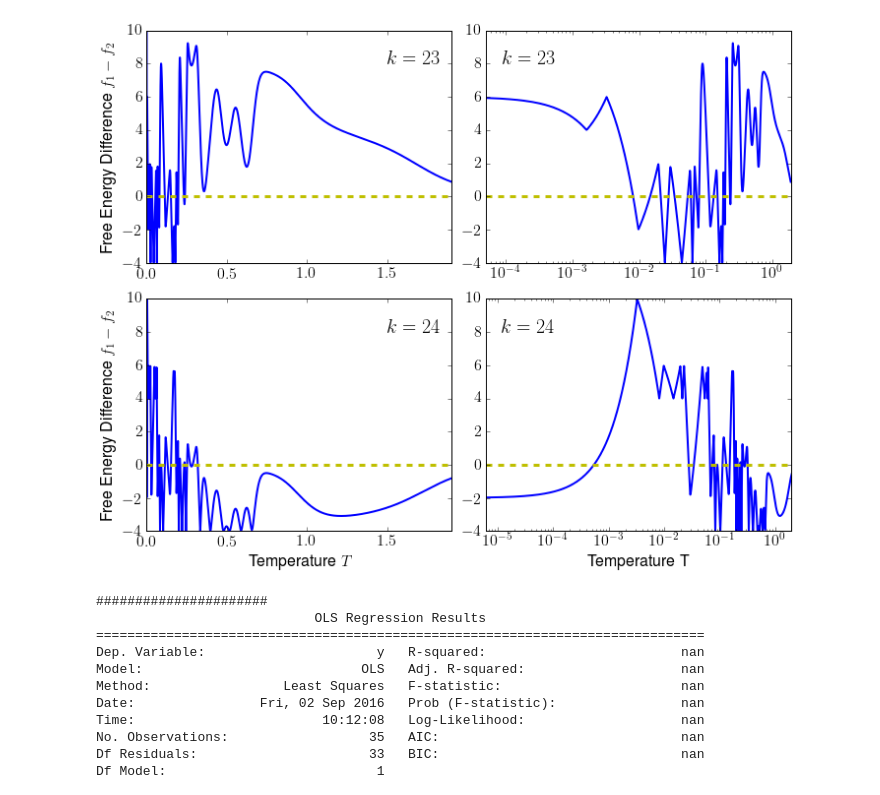
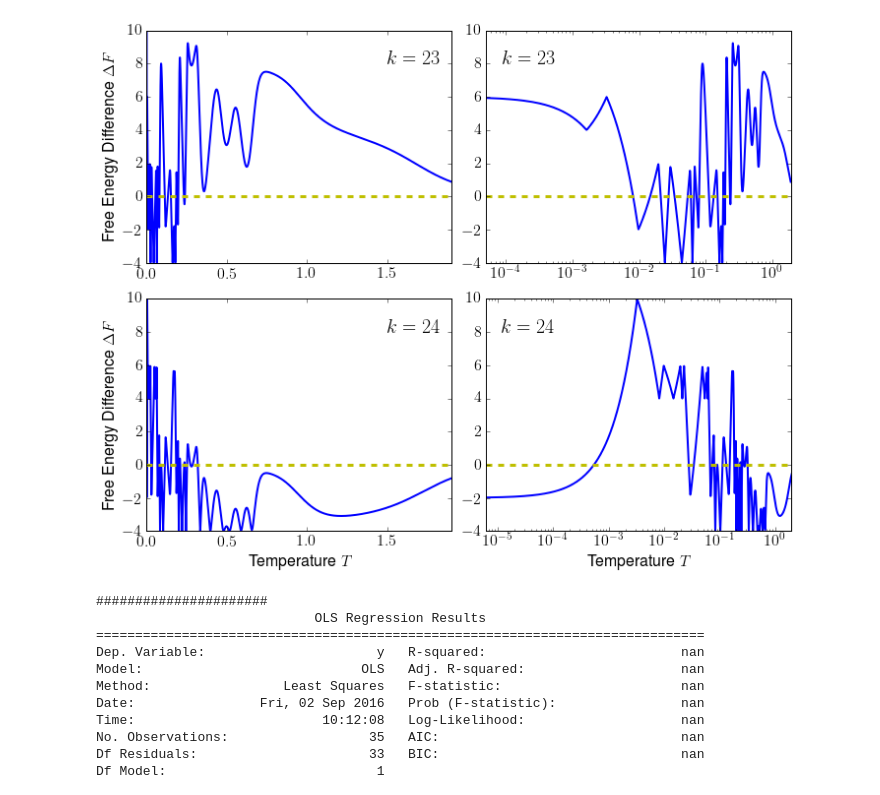
Before and after one commit to seanxiangcheng/AntiHN, a Jupyter notebook: Maca/figures/FreeEnergyDifferencePlots.ipynb, the cells around one changed output. Saved outputs shown, nothing was run; the diff lists cells and outputs as text; code cells hidden in the pictures.

```diff
--- a/Maca/figures/FreeEnergyDifferencePlots.ipynb
+++ b/Maca/figures/FreeEnergyDifferencePlots.ipynb
@@ -33,7 +33,7 @@ plt.ylim([np.min(fe_linear[:, ind]), 10])
 plt.axhline(y=0.0, xmin=0, xmax=1, linewidth=3, color = 'y', ls='--')
 plt.tick_params(labelsize=fs)
 #plt.xlabel("Temperature T", fontsize=16)
-plt.ylabel("Free Energy Difference $f_1-f_2$", fontsize=16)
+plt.ylabel("Free Energy Difference $\Delta F$", fontsize=16)
 #plt.legend(labels, loc='lower right')
 plt.text(1.5, 8.0,  "$k="+str(size2plot[0])+'$', fontsize=fs+4)
 #plt.title("linear-spaced T in calculation", fontsize=15)
@@ -49,37 +49,37 @@ plt.text(0.9e-4, 8.0,  "$k="+str(size2plot[0])+'$', fontsize=fs+4)
 #plt.ylabel("Free Energy Difference", fontsize=16)
 #plt.legend(labels, loc='lower left')
 #plt.title("linear-spaced T in calculation", fontsize=15)
 #plt.savefig("NcVST_k20.pdf")
 
 size2plot=[24]
 ind = np.array([x in size2plot for x in fe_log[0, :]])
 labels = ["k="+str(x) for x in size2plot]
 plt.subplot(223)
 plt.plot(fe_log[:, Tind2], fe_log[:, ind], linewidth=lw)
 plt.xlim([min(fe_log[:, Tind2]), 1.9])
 plt.ylim([np.min(fe_log[:, ind]), 10])
 plt.tick_params(labelsize=fs)
 plt.xlabel("Temperature $T$", fontsize=16)
-plt.ylabel("Free Energy Difference $f_1-f_2$", fontsize=16)
+plt.ylabel("Free Energy Difference $\Delta F$", fontsize=16)
 plt.axhline(y=0.0, xmin=0, xmax=1, linewidth=3, color = 'y', ls='--')
 plt.text(1.5, 8.0, "$k="+str(size2plot[0])+'$', fontsize=fs+4)
 #plt.legend(labels, loc='lower right')
 #plt.title("linear-spaced T in calculation", fontsize=15)
 
 plt.subplot(224)
 plt.semilogx(fe_log[:, Tind2], fe_log[:, ind], linewidth=lw)
 plt.xlim([min(fe_log[:, Tind2]), 1.9])
 plt.ylim([np.min(fe_log[:, ind]), 10])
 plt.tick_params(labelsize=fs)
-plt.xlabel("Temperature T", fontsize=16)
+plt.xlabel("Temperature $T$", fontsize=16)
 plt.axhline(y=0.0, xmin=0, xmax=1, linewidth=3, color = 'y', ls='--')
 plt.text(1.2e-5, 8.0,  "$k="+str(size2plot[0])+'$', fontsize=fs+4)
 #plt.ylabel("Free Energy Difference", fontsize=16)
 #plt.legend(labels, loc='lower left')
 plt.tight_layout()
-#plt.savefig("freeEdifference_k16_32.pdf")
+plt.savefig("freeEdifference_k23_24.pdf")
 # %% [output]
-[figure, old version]
+[figure, new version]
 # %%
 crossfns = ['NcKs_16to50_T01to03_TmuF.csv', 'NcKs_16to50_T01to03_TmuF.csv',
             'NcKs_16to50_T01to03_log.csv', 'NcKs_16to50_T0to2_log.csv', 'NcKs_16to50_T0to2_p2.csv']
```
Also changed, not shown: parts of 6 cells of this notebook, 4 other files.
